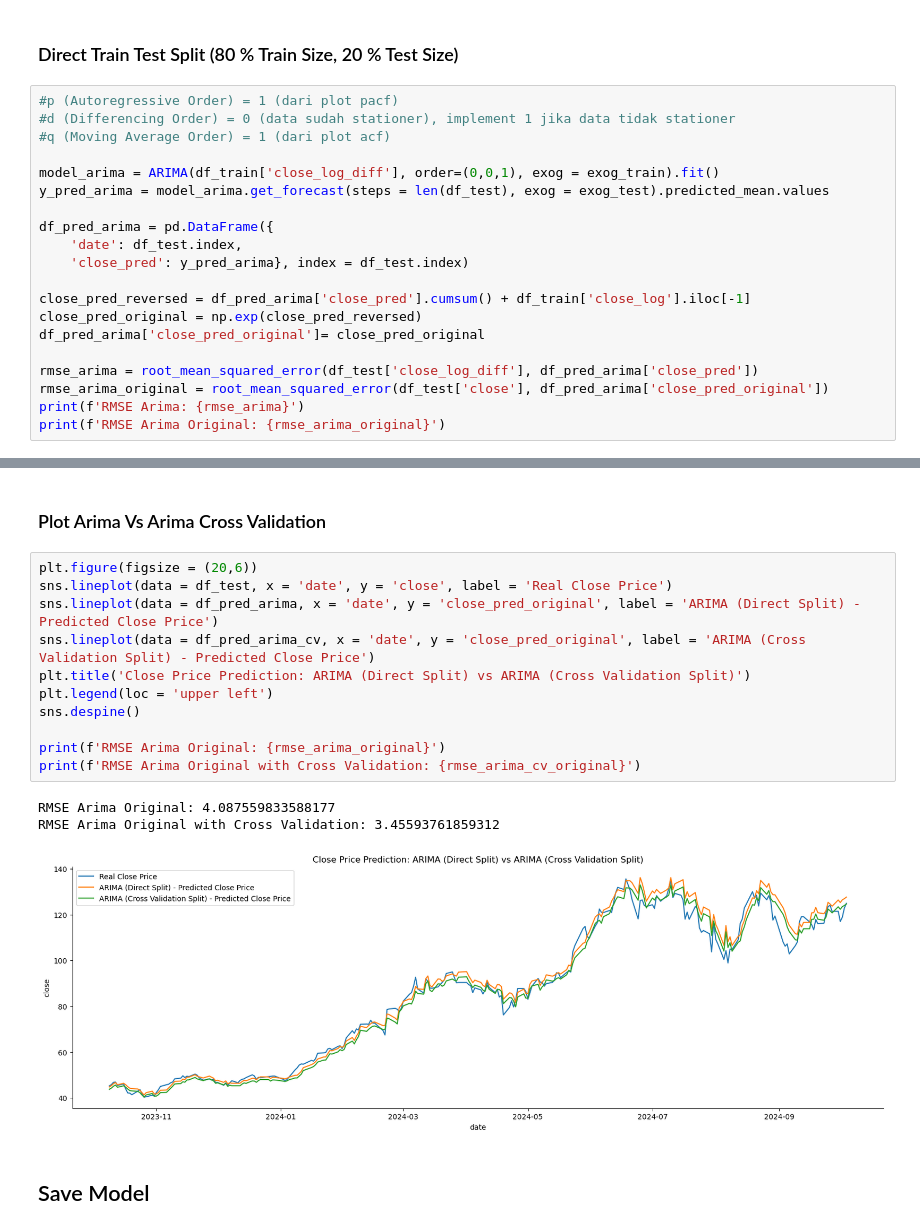
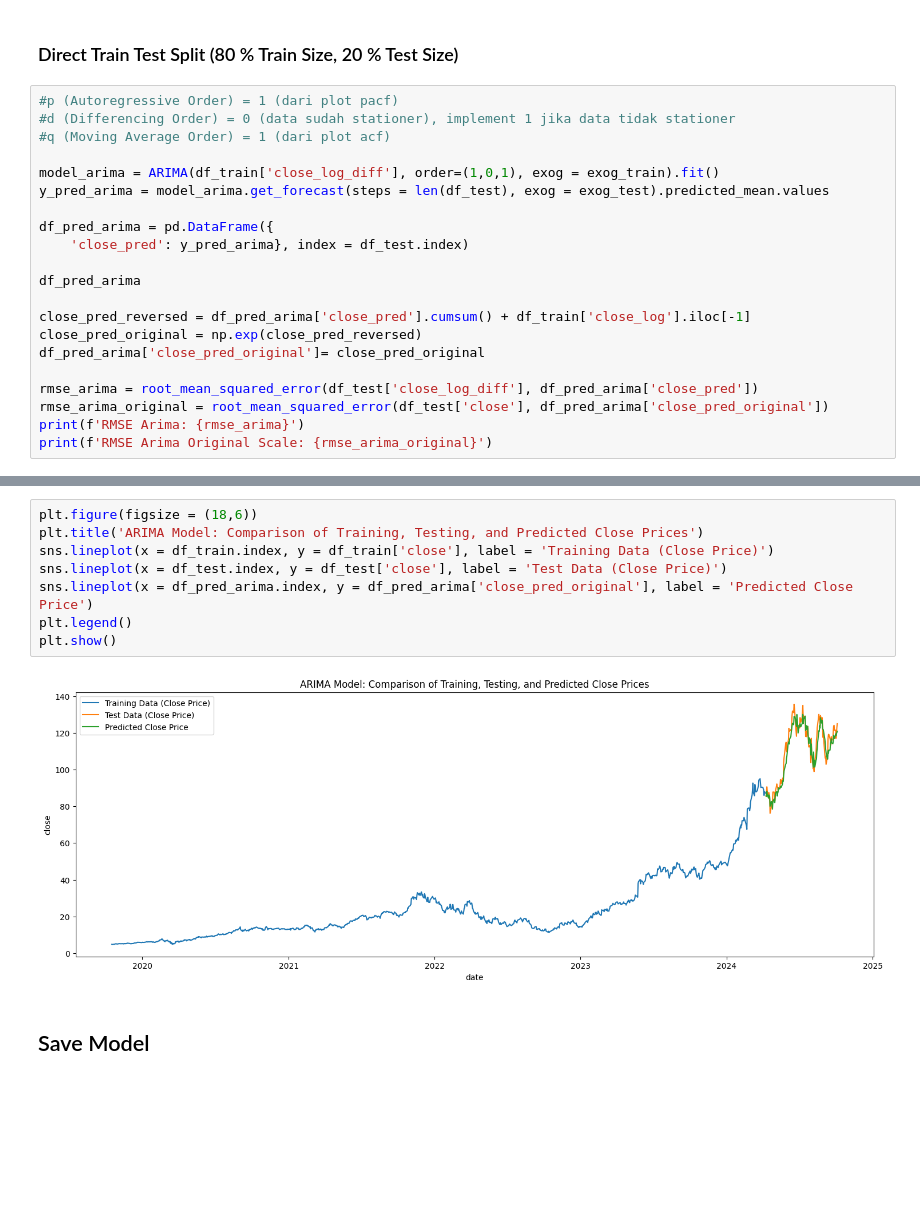
Before and after one commit to fadhilrezam/Time_Series_Forecasting_Stock_Market, a Jupyter notebook: notebooks/main.ipynb, the cells around one changed output, grey strips where cells are left out. Saved outputs shown, nothing was run; the diff lists cells and outputs as text; blank space fills up the shorter version.

```diff
--- a/notebooks/main.ipynb
+++ b/notebooks/main.ipynb
@@ -335,12 +340,13 @@ for train_index, test_index in tscv.split(df):
 #d (Differencing Order) = 0 (data sudah stationer), implement 1 jika data tidak stationer
 #q (Moving Average Order) = 1 (dari plot acf)
 
-model_arima = ARIMA(df_train['close_log_diff'], order=(0,0,1), exog = exog_train).fit()
+model_arima = ARIMA(df_train['close_log_diff'], order=(1,0,1), exog = exog_train).fit()
 y_pred_arima = model_arima.get_forecast(steps = len(df_test), exog = exog_test).predicted_mean.values
 
 df_pred_arima = pd.DataFrame({
-    'date': df_test.index,
     'close_pred': y_pred_arima}, index = df_test.index)
+
+df_pred_arima
 
 close_pred_reversed = df_pred_arima['close_pred'].cumsum() + df_train['close_log'].iloc[-1]
 close_pred_original = np.exp(close_pred_reversed)
@@ -349,5 +355,5 @@ df_pred_arima['close_pred_original']= close_pred_original
 rmse_arima = root_mean_squared_error(df_test['close_log_diff'], df_pred_arima['close_pred'])
 rmse_arima_original = root_mean_squared_error(df_test['close'], df_pred_arima['close_pred_original'])
 print(f'RMSE Arima: {rmse_arima}')
-print(f'RMSE Arima Original: {rmse_arima_original}')
+print(f'RMSE Arima Original Scale: {rmse_arima_original}')
 # %% [output]
@@ -381,20 +362,13 @@ RMSE Arima Original with Cross validation: 3.4559358934260547
-# %% [markdown]
-### Plot Arima Vs Arima Cross Validation
-# %%
-plt.figure(figsize = (20,6))
-sns.lineplot(data = df_test, x = 'date', y = 'close', label = 'Real Close Price')
-sns.lineplot(data = df_pred_arima, x = 'date', y = 'close_pred_original', label = 'ARIMA (Direct Split) - Predicted Close Price')
-sns.lineplot(data = df_pred_arima_cv, x = 'date', y = 'close_pred_original', label = 'ARIMA (Cross Validation Split) - Predicted Close Price')
-plt.title('Close Price Prediction: ARIMA (Direct Split) vs ARIMA (Cross Validation Split)')
-plt.legend(loc = 'upper left')
-sns.despine()
-
-print(f'RMSE Arima Original: {rmse_arima_original}')
-print(f'RMSE Arima Original with Cross Validation: {rmse_arima_cv_original}')
-# %% [output]
-RMSE Arima Original: 4.087559833588177
-RMSE Arima Original with Cross Validation: 3.45593761859312
-[figure, removed]
+# %%
+plt.figure(figsize = (18,6))
+plt.title('ARIMA Model: Comparison of Training, Testing, and Predicted Close Prices')
+sns.lineplot(x = df_train.index, y = df_train['close'], label = 'Training Data (Close Price)')
+sns.lineplot(x = df_test.index, y = df_test['close'], label = 'Test Data (Close Price)')
+sns.lineplot(x = df_pred_arima.index, y = df_pred_arima['close_pred_original'], label = 'Predicted Close Price')
+plt.legend()
+plt.show()
+# %% [output]
+[figure, added]
 # %% [markdown]
 ## Save Model
 # %%
```
Also changed, not shown: parts of 33 cells of this notebook.
